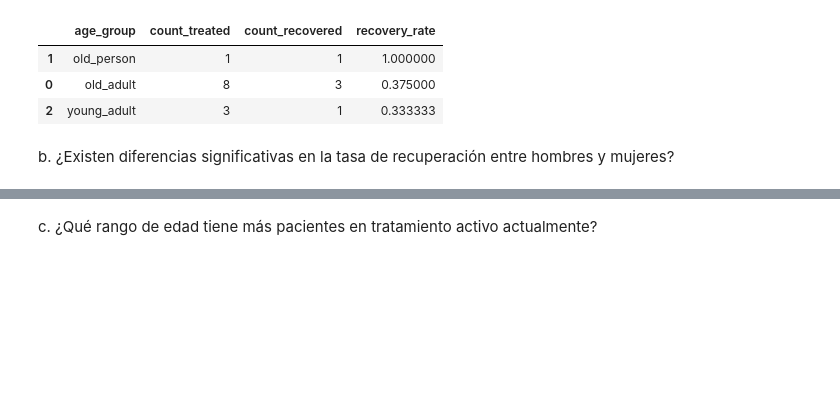
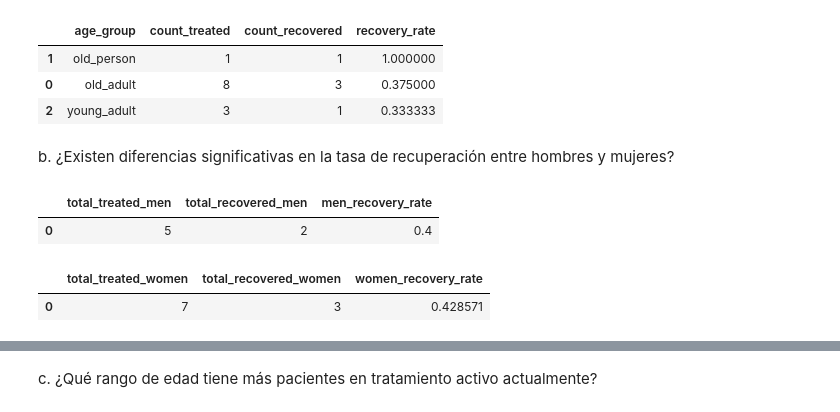
Before and after one commit to druizf85/EXC_TESTS, a Jupyter notebook: main/exc_5.ipynb, the cells around one changed output, grey strips where cells are left out. Cells and saved outputs as stored; diff of their text form; code cells hidden in the pictures; blank space fills up the shorter version.

```diff
--- a/main/exc_5.ipynb
+++ b/main/exc_5.ipynb
@@ -452,8 +452,59 @@ b. ¿Existen diferencias significativas en la tasa de recuperación entre hombre
 # %%
 #SQL
 
 query = """
+WITH recovered_men AS (
+SELECT men.gender, COUNT(t.outcome) AS total_recovered_men
+FROM treatments t
+JOIN (SELECT patient_id, gender FROM patients WHERE gender = 'M' ) men ON men.patient_id = t.patient_id
+WHERE t.outcome = 'Recovered'
+GROUP BY men.gender
+),
 
+treated_men AS (
+SELECT men.gender, COUNT(t.outcome) AS total_treated_men
+FROM treatments t
+JOIN (SELECT patient_id, gender FROM patients WHERE gender = 'M' ) men ON men.patient_id = t.patient_id
+--WHERE t.outcome = 'Recovered'
+GROUP BY men.gender
+)
+
+SELECT total_treated_men, total_recovered_men, (total_recovered_men * 1.0/ total_treated_men) AS men_recovery_rate
+FROM treated_men tm
+JOIN recovered_men rm ON rm.gender = tm.gender
 """
 
 tf.excecute_query(query, engine)
+# %% [output]
+|  | total_treated_men | total_recovered_men | men_recovery_rate |
+| 0 | 5 | 2 | 0.4 |
+# %%
+#SQL
+
+query = """
+
+WITH recovered_women AS (
+SELECT men.gender, COUNT(t.outcome) AS total_recovered_women
+FROM treatments t
+JOIN (SELECT patient_id, gender FROM patients WHERE gender = 'F' ) men ON men.patient_id = t.patient_id
+WHERE t.outcome = 'Recovered'
+GROUP BY men.gender
+),
+
+treated_women AS (
+SELECT men.gender, COUNT(t.outcome) AS total_treated_women
+FROM treatments t
+JOIN (SELECT patient_id, gender FROM patients WHERE gender = 'F' ) men ON men.patient_id = t.patient_id
+--WHERE t.outcome = 'Recovered'
+GROUP BY men.gender
+)
+
+SELECT total_treated_women, total_recovered_women, (total_recovered_women * 1.0/ total_treated_women) AS women_recovery_rate
+FROM treated_women tm
+JOIN recovered_women rm ON rm.gender = tm.gender
+"""
+
+tf.excecute_query(query, engine)
+# %% [output]
+|  | total_treated_women | total_recovered_women | women_recovery_rate |
+| 0 | 7 | 3 | 0.428571 |
```
Also changed, not shown: parts of 3 cells of this notebook.
